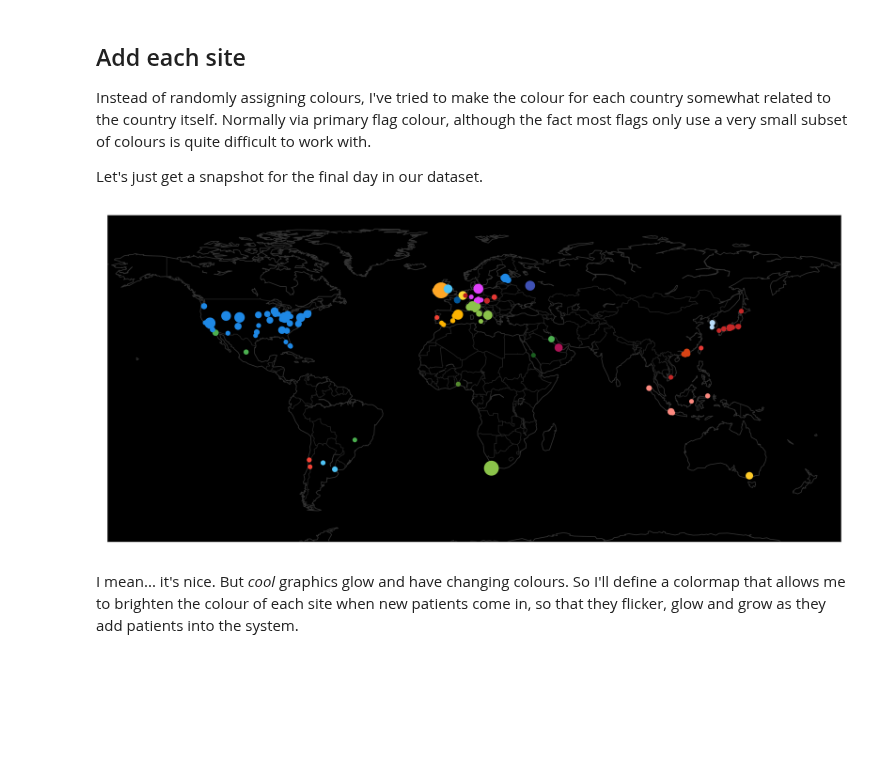
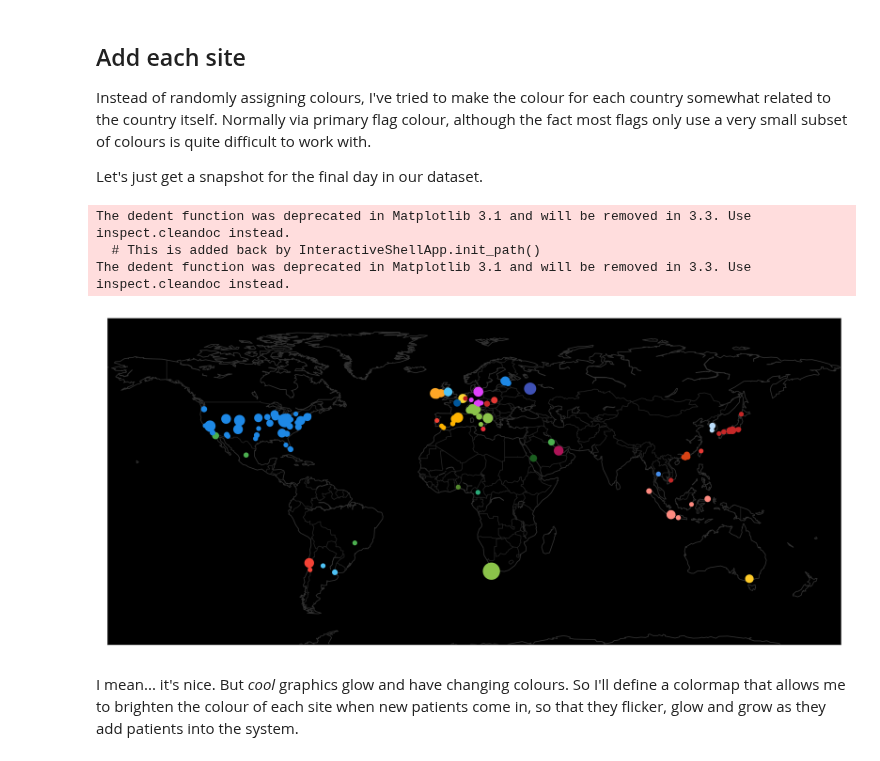
Before and after one commit to Samreay/Samreay, a Jupyter notebook: notebooks/2020-07-31-CCCC_Institutions.ipynb, the cells around one changed output. Drawn from its saved outputs; the diff is of its cells as text; code cells hidden in the pictures; blank space fills up the shorter version.

Commit message:
Updating CCC plot

```diff
--- a/notebooks/2020-07-31-CCCC_Institutions.ipynb
+++ b/notebooks/2020-07-31-CCCC_Institutions.ipynb
@@ -44,6 +44,6 @@ data.iloc[-5:, :5]
 # %% [markdown]
 Great, so you can see we have the vetical axis representing the date, and each site is a column, with its numeric identifier first. Lets remove those IDs, because they are useful in a database, but not for us.
 # %%
-sites = [c.split("-", 1)[1] for c in data.columns]
+sites = [c.split("-", 1)[1] if "-" in c else c for c in data.columns]
 print(sites[60:70])
 # %% [output]
@@ -128,15 +128,16 @@ filename = "cccc_enrolment/site_locations.json"
 if os.path.exists(filename):
     with open(filename) as f:
         coords = json.load(f)
-else:
-    # Add manual ones that I know wont be found
-    coords = {}
-    coords["Uniklinik (University Hospital Frankfurt)"] = 50.0936204, 8.6506709, "Germany"
-    coords["Prof Dr R. D. Kandou Central Hospital - Paediatric"] = 1.453734, 124.8056623, "Indonesia"
-    coords["Prof Dr R. D. Kandou Central Hospital - Adult"] = 1.45, 124.80, "Indonesia"
-    coords["Kyoto Prefectural University of Medicine"] = 35.0243414, 135.7682285, "Japan"
-    coords["ISMETT"] = 38.1084401, 13.3613329, "Italy"
-    coords["Kuwait ECLS program, Al-Amiri & Jaber Al-Ahmed Hospitals"] = 29.3876968, 47.9881274, "Kuwait"
+
+# Add manual ones that I know wont be found
+coords["Uniklinik (University Hospital Frankfurt)"] = 50.0936204, 8.6506709, "Germany"
+coords["Prof Dr R. D. Kandou Central Hospital - Paediatric"] = 1.453734, 124.8056623, "Indonesia"
+coords["Prof Dr R. D. Kandou Central Hospital - Adult"] = 1.45, 124.80, "Indonesia"
+coords["Kyoto Prefectural University of Medicine"] = 35.0243414, 135.7682285, "Japan"
+coords["ISMETT"] = 38.1084401, 13.3613329, "Italy"
+coords["Kuwait ECLS program, Al-Amiri & Jaber Al-Ahmed Hospitals"] = 29.3876968, 47.9881274, "Kuwait"
+coords["Dr Sardjito Government Hospital - Paediatric"] = -7.768611, 110.3712855, "Indonesia"
+coords["Hospitaldel Torax"] = 41.594067, 2.007054, "Spain"
 
 # Check we have all the sites we need
 save = False
@@ -255,34 +263,40 @@ colors = {
     "Australia": "#FFCA28",
     "Russia": "#3F51B5",
     "Benin": "#558B2F",
     "Saudi Arabia": "#1B5E20",
     "Hong Kong": "#D84315",
     "France": "#01579B",
     "The Netherlands": "#B71C1C",
     "Belgium": "#FDD835",
     "Kuwait": "#4CAF50",
     "Yemen": "#D81B60",
     "Italy": "#8BC34A",
     "Austria": "#C62828",
     "Mexico": "#4CAF50",
     "Portugal": "#F44336",
     "South Africa": "#8BC34A",
+    "Cameroon": "#2bab7a",
+    "Malta": "#ed2f3c",
+    "Thailand": "#458eed",
 }
 
 def get_scatter(data):
     fig, m = get_base_fig()
     # Loop over each country and its institutions
 
     for country in np.unique(data.country):
         c = colors.get(country, "#FF99FF")
         subset = data.loc[(data.country == country) & (data.enrolment > 0), :]
         s = 10 + subset.enrolment
         m.scatter(subset.long, subset.lat, latlon=True, c=c, s=s, zorder=1)
     return m
 
 get_scatter(test_row);
 # %% [output]
+The dedent function was deprecated in Matplotlib 3.1 and will be removed in 3.3. Use inspect.cleandoc instead.
+  # This is added back by InteractiveShellApp.init_path()
+The dedent function was deprecated in Matplotlib 3.1 and will be removed in 3.3. Use inspect.cleandoc instead.
-[figure, old version]
+[figure, new version]
 # %% [markdown]
 I mean... it's nice. But *cool* graphics glow and have changing colours. So I'll define a colormap that allows me to brighten the colour of each site when new patients come in, so that they flicker, glow and grow as they add patients into the system.
 # %%
```
Also changed, not shown: parts of 9 cells of this notebook, 3 other files.
